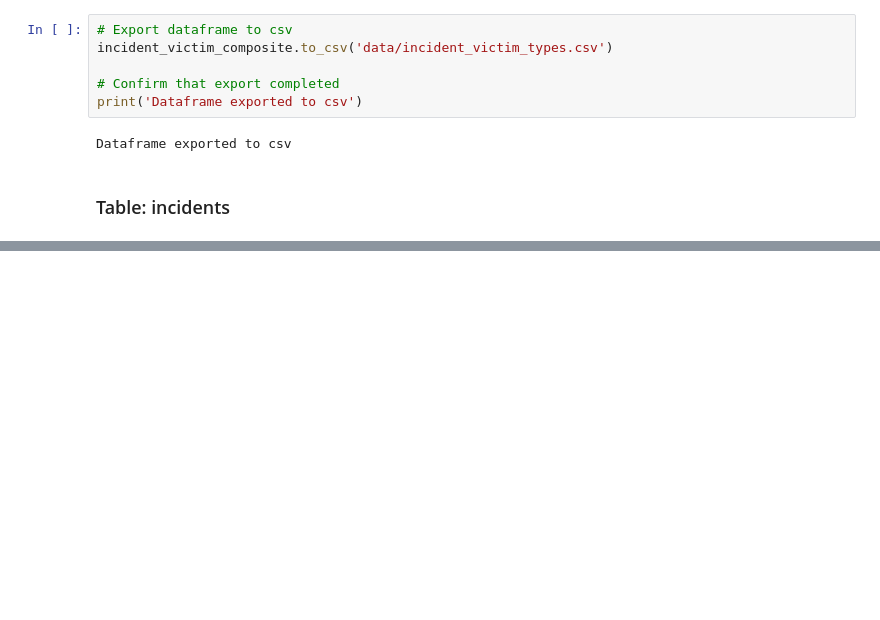
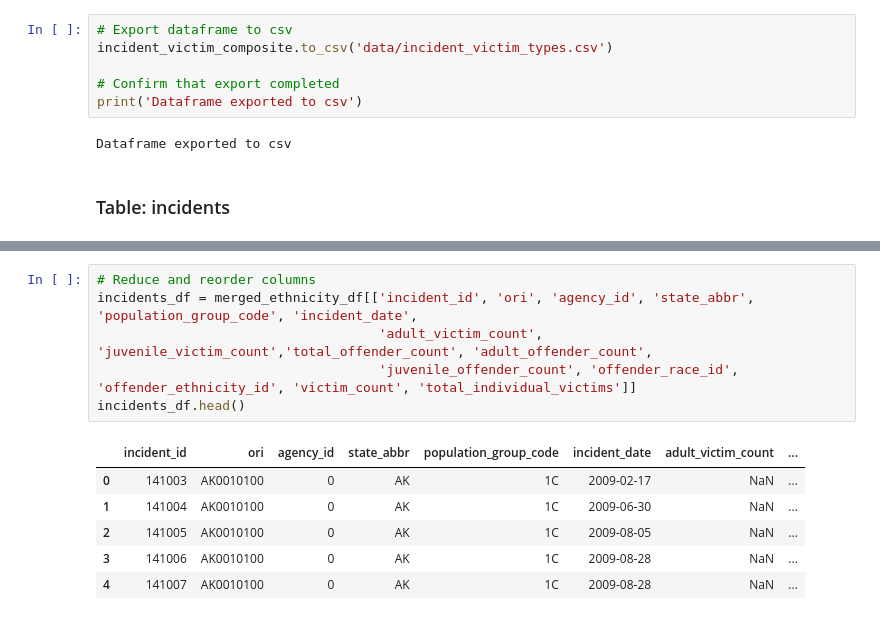
Before and after one commit to evacs/Project-3, a Jupyter notebook: etl/fbi_hate_crimes_data_matt.ipynb, the cells around one changed output, grey strips where cells are left out. Cells and saved outputs as stored; diff of their text form; blank space fills up the shorter version.

```diff
--- a/etl/fbi_hate_crimes_data_matt.ipynb
+++ b/etl/fbi_hate_crimes_data_matt.ipynb
@@ -463,0 +444,13 @@ merged_incident_df
+# %%
+# Reduce and reorder columns
+incidents_df = merged_ethnicity_df[['incident_id', 'ori', 'agency_id', 'state_abbr', 'population_group_code', 'incident_date',
+                                    'adult_victim_count', 'juvenile_victim_count','total_offender_count', 'adult_offender_count',
+                                    'juvenile_offender_count', 'offender_race_id', 'offender_ethnicity_id', 'victim_count', 'total_individual_victims']]
+incidents_df.head()
+# %% [output]
+|  | incident_id | ori | agency_id | state_abbr | population_group_code | incident_date | adult_victim_count | ... |
+| 0 | 141003 | AK0010100 | 0 | AK | 1C | 2009-02-17 | NaN | ... |
+| 1 | 141004 | AK0010100 | 0 | AK | 1C | 2009-06-30 | NaN | ... |
+| 2 | 141005 | AK0010100 | 0 | AK | 1C | 2009-08-05 | NaN | ... |
+| 3 | 141006 | AK0010100 | 0 | AK | 1C | 2009-08-28 | NaN | ... |
+| 4 | 141007 | AK0010100 | 0 | AK | 1C | 2009-08-28 | NaN | ... |
```
Also changed, not shown: parts of 8 cells of this notebook, 1 other file.
